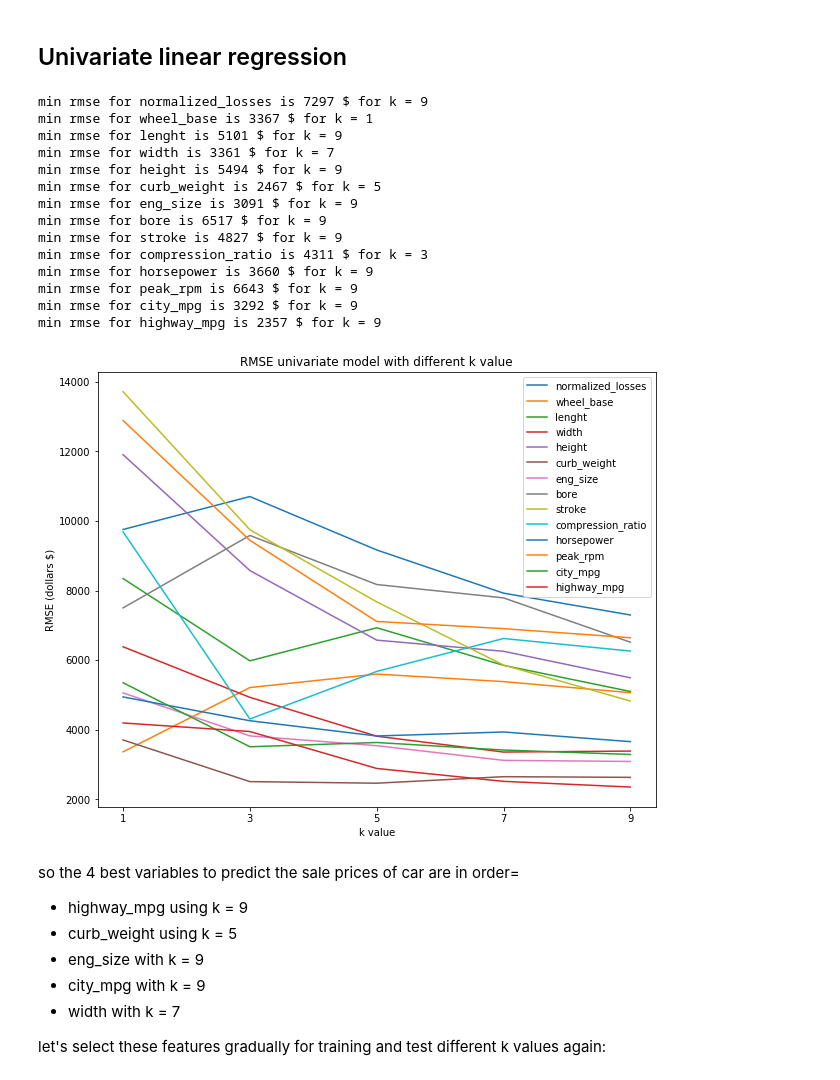
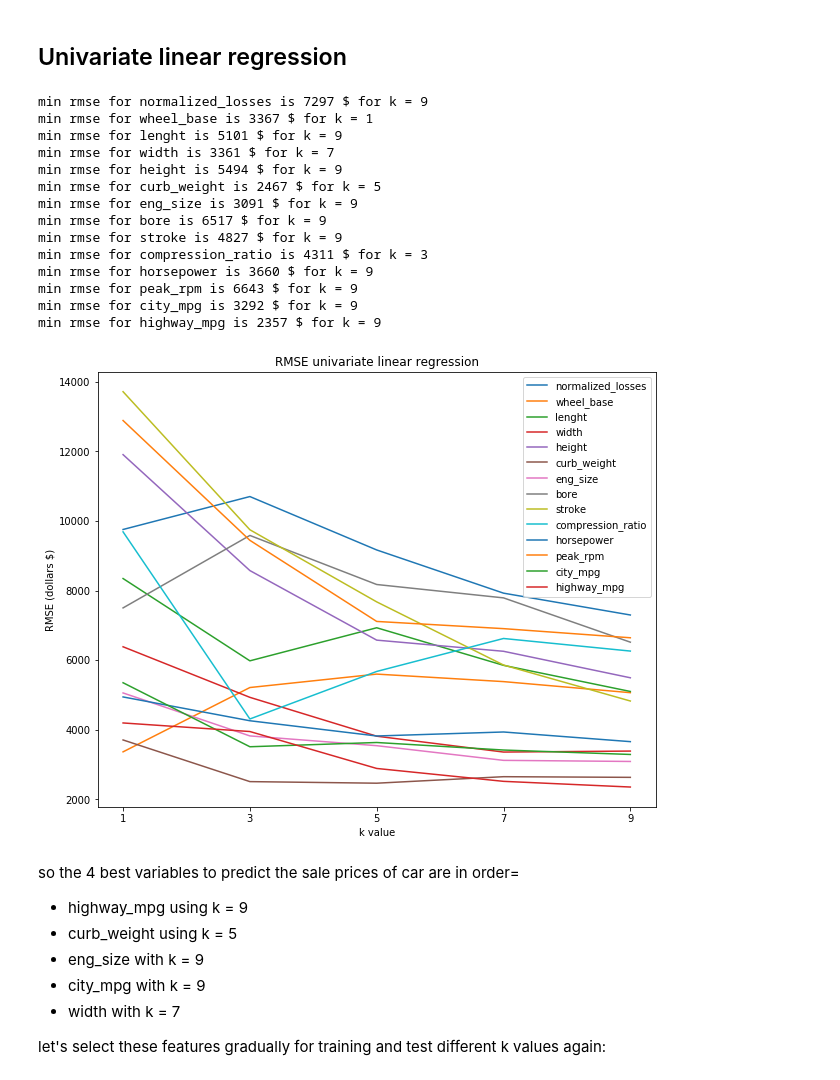
Before and after one commit to tfreyd/predict_car_prices, a Jupyter notebook: Project_guess_car_price.ipynb, the cells around one changed output. Cells and saved outputs as stored; diff of their text form; code cells hidden in the pictures.

```diff
--- a/Project_guess_car_price.ipynb
+++ b/Project_guess_car_price.ipynb
@@ -252,35 +252,35 @@ for col in train_cols:
         rmse_values.append(rmse)
 
         if rmse < min_rmse or min_rmse ==0:
             min_rmse=rmse
             k_min_rmse=k
 
     print('min rmse for {0} is {1} $ for k = {2}'.format(col,int(min_rmse),k_min_rmse))
 
     #plotting
     plt.plot(hp_k_values,rmse_values,label=col)
 plt.ylabel("RMSE (dollars $)")
 plt.xlabel("k value")
-plt.title("RMSE univariate model with different k value")
+plt.title("RMSE univariate linear regression")
 plt.xticks(hp_k_values)
 plt.legend()
 plt.savefig('rmse_univariate.jpg')
 # %% [output]
 min rmse for normalized_losses is 7297 $ for k = 9
 min rmse for wheel_base is 3367 $ for k = 1
 min rmse for lenght is 5101 $ for k = 9
 min rmse for width is 3361 $ for k = 7
 min rmse for height is 5494 $ for k = 9
 min rmse for curb_weight is 2467 $ for k = 5
 min rmse for eng_size is 3091 $ for k = 9
 min rmse for bore is 6517 $ for k = 9
 min rmse for stroke is 4827 $ for k = 9
 min rmse for compression_ratio is 4311 $ for k = 3
 min rmse for horsepower is 3660 $ for k = 9
 min rmse for peak_rpm is 6643 $ for k = 9
 min rmse for city_mpg is 3292 $ for k = 9
 min rmse for highway_mpg is 2357 $ for k = 9
-[figure, old version]
+[figure, new version]
 # %% [markdown]
 so the 4 best variables to predict the sale prices of car are in order=
 - highway_mpg using k = 9
```
Also changed, not shown: 1 other file.
